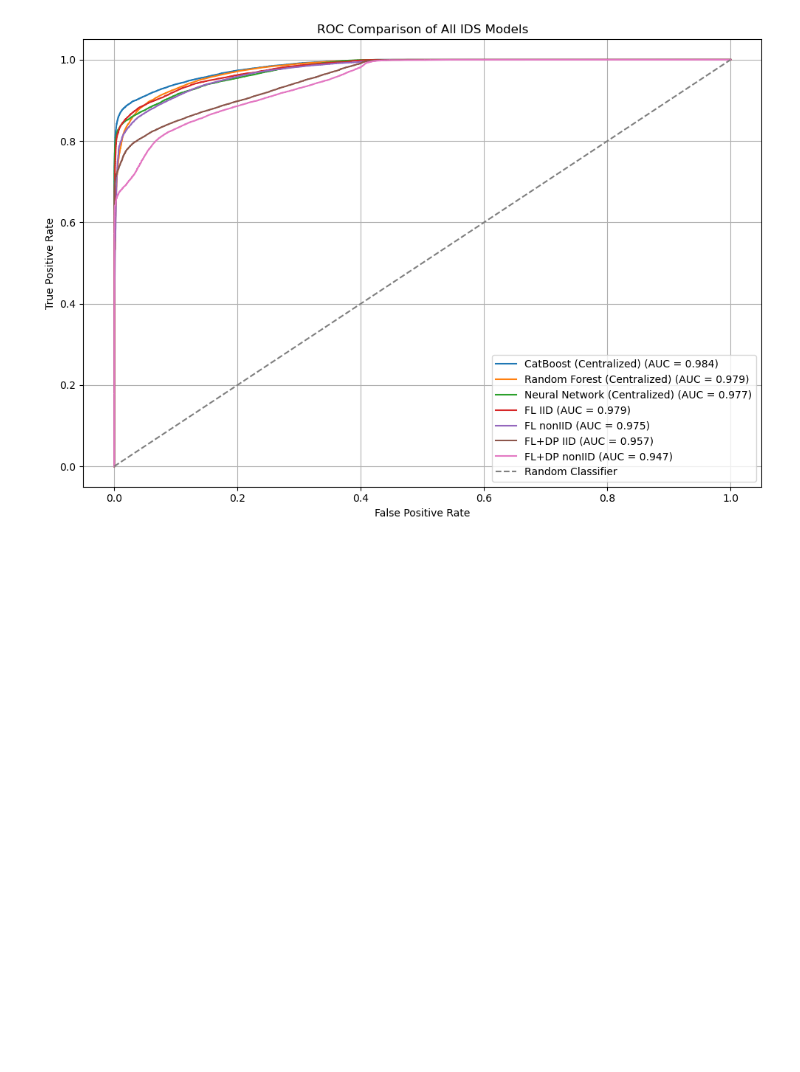
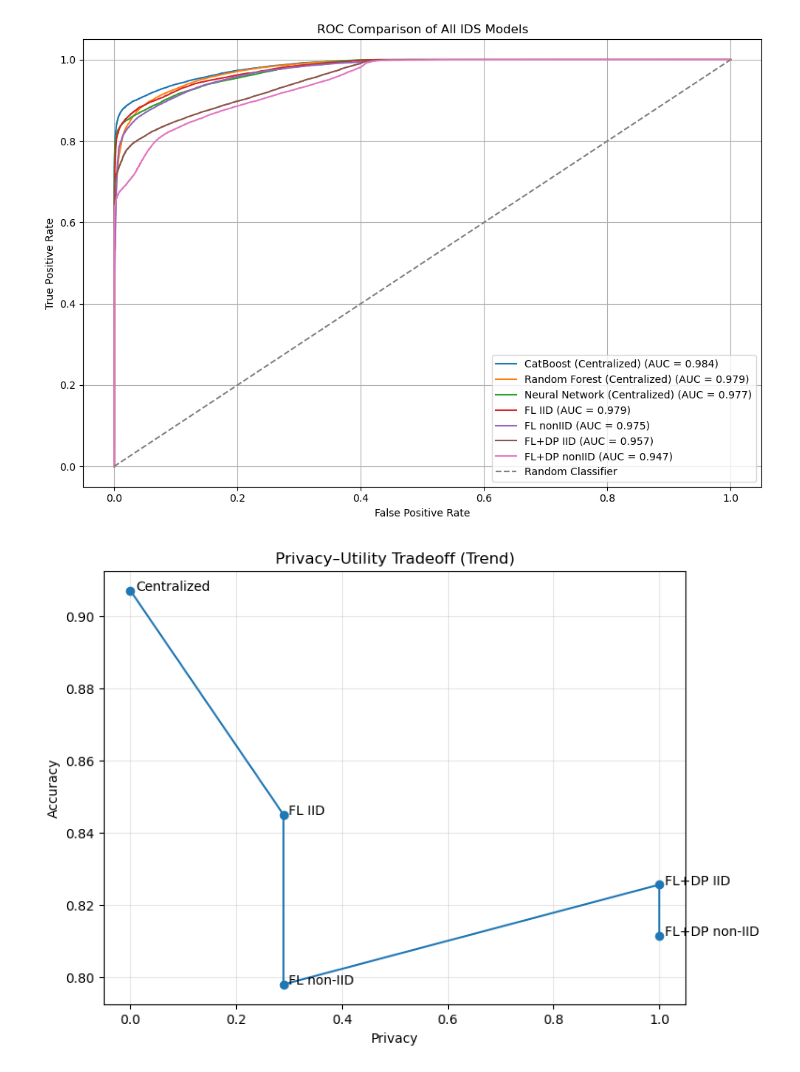
Before and after one commit to asrith4545/apolapragada1_CSC8930_MSCS_Capstone, a Jupyter notebook: notebooks/07_results_comparision.ipynb, the cells around one changed output. Cells and saved outputs as stored; diff of their text form; code cells hidden in the pictures; blank space fills up the shorter version.

Commit message:
Privacy Trdeoff in notebook_7

```diff
--- a/notebooks/07_results_comparision.ipynb
+++ b/notebooks/07_results_comparision.ipynb
@@ -206,0 +243,32 @@ plt.show()
+# %%
+import numpy as np
+
+privacy_score = 1 / exposure
+
+# smoother scaling (instead of aggressive normalization)
+privacy_score = np.log1p(privacy_score)
+
+# normalize for plotting
+privacy_score = (privacy_score - privacy_score.min()) / (privacy_score.max() - privacy_score.min())
+# %%
+import matplotlib.pyplot as plt
+
+models = ["Centralized", "FL IID", "FL non-IID", "FL+DP IID", "FL+DP non-IID"]
+accuracy = [0.907, 0.845, 0.798, 0.8256, 0.8115]
+
+# use your computed privacy_score
+plt.figure(figsize=(8,6))
+
+plt.plot(privacy_score, accuracy, marker='o')
+
+for i, model in enumerate(models):
+    plt.text(privacy_score[i] + 0.01, accuracy[i], model)
+
+plt.xlabel("Privacy")
+plt.ylabel("Accuracy")
+plt.title("Privacy–Utility Tradeoff (Trend)")
+
+plt.grid(alpha=0.3)
+plt.show()
+# %% [output]
+[figure, added]
```
Also changed, not shown: parts of 2 cells of this notebook.
